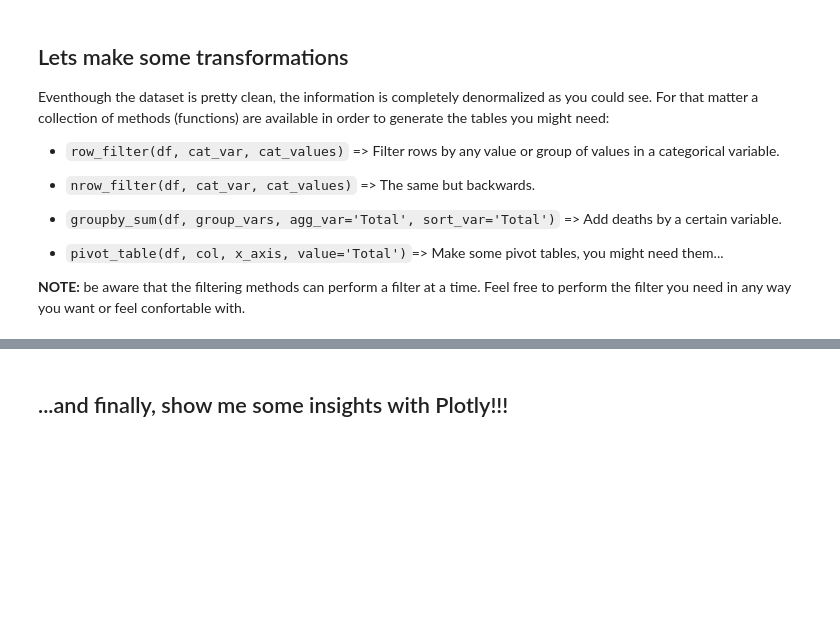
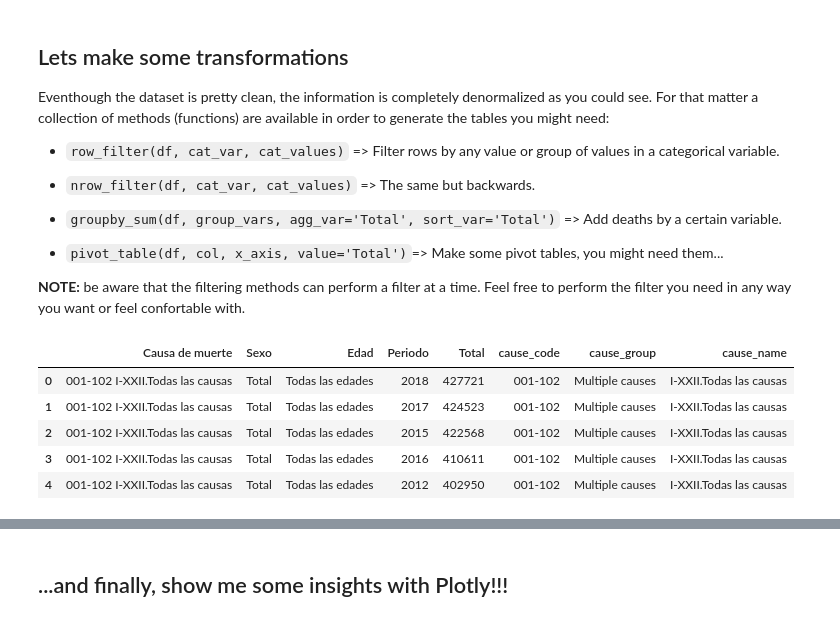
Before and after one commit to silviluliuma/deadly_viz_challenge, a Jupyter notebook: notebooks/deadly_viz_challenge.ipynb, the cells around one changed output, grey strips where cells are left out. Cells and saved outputs as stored; diff of their text form; code cells hidden in the pictures; blank space fills up the shorter version.

```diff
--- a/notebooks/deadly_viz_challenge.ipynb
+++ b/notebooks/deadly_viz_challenge.ipynb
@@ -74,8 +161,14 @@ Eventhough the dataset is pretty clean, the information is completely denormaliz
 __NOTE:__ be aware that the filtering methods can perform a filter at a time. Feel free to perform the filter you need in any way you want or feel confortable with.
 # %%
 # Example 1
-'''
+
 dataset = mod.row_filter(deaths, 'Sexo', ['Total'])
 dataset = mod.row_filter(dataset, 'Edad', ['Todas las edades'])
 dataset.head()
-'''
+# %% [output]
+|  | Causa de muerte | Sexo | Edad | Periodo | Total | cause_code | cause_group | cause_name |
+| 0 | 001-102 I-XXII.Todas las causas | Total | Todas las edades | 2018 | 427721 | 001-102 | Multiple causes | I-XXII.Todas las causas |
+| 1 | 001-102 I-XXII.Todas las causas | Total | Todas las edades | 2017 | 424523 | 001-102 | Multiple causes | I-XXII.Todas las causas |
+| 2 | 001-102 I-XXII.Todas las causas | Total | Todas las edades | 2015 | 422568 | 001-102 | Multiple causes | I-XXII.Todas las causas |
+| 3 | 001-102 I-XXII.Todas las causas | Total | Todas las edades | 2016 | 410611 | 001-102 | Multiple causes | I-XXII.Todas las causas |
+| 4 | 001-102 I-XXII.Todas las causas | Total | Todas las edades | 2012 | 402950 | 001-102 | Multiple causes | I-XXII.Todas las causas |
```
Also changed, not shown: parts of 17 cells of this notebook.
